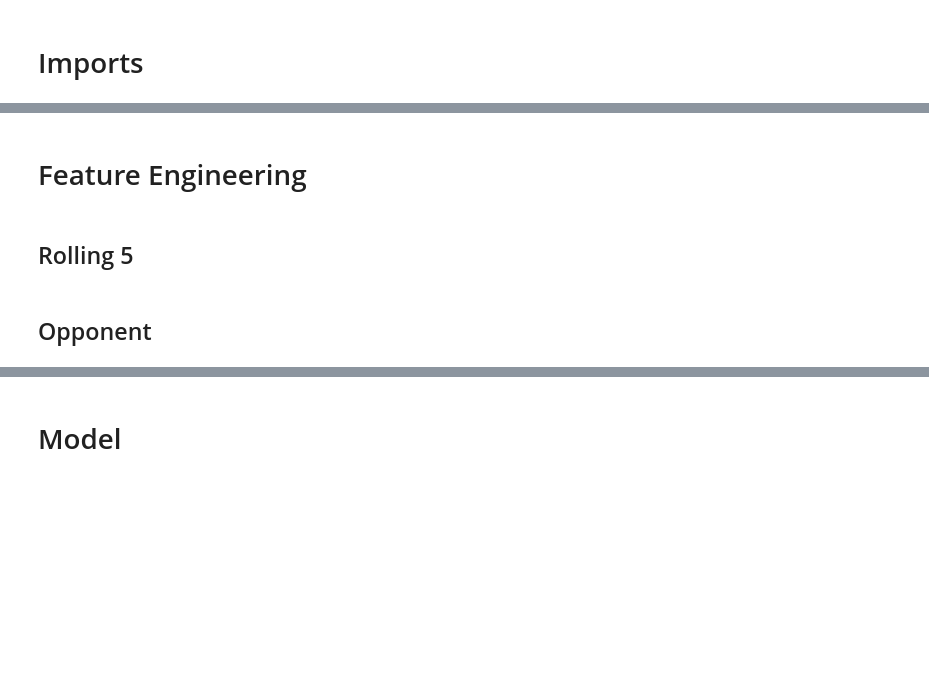
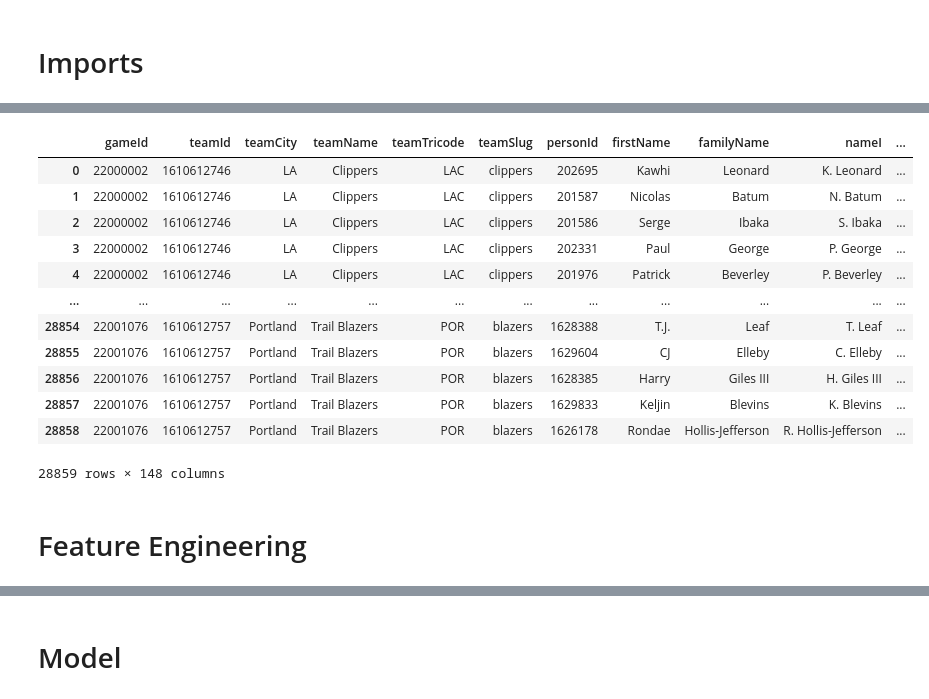
Before and after one commit to gaborszita/cmpsc-190a-project, a Jupyter notebook: owen_data.ipynb, the cells around one changed output, grey strips where cells are left out. Drawn from its saved outputs; the diff is of its cells as text; code cells hidden in the pictures; blank space fills up the shorter version.

```diff
--- a/owen_data.ipynb
+++ b/owen_data.ipynb
@@ -22,4 +14,18 @@ data = pd.concat([season_2024_25, season_2023_24, season_2022_23], ignore_index=
-# %% [markdown]
-# Feature Engineering
-# %% [markdown]
-## Rolling 5
+# %%
+test = pd.read_csv('data/nba_boxscores_2020-21.csv')
+# %%
+test
+# %% [output]
+|  | gameId | teamId | teamCity | teamName | teamTricode | teamSlug | personId | firstName | familyName | nameI | ... |
+| 0 | 22000002 | 1610612746 | LA | Clippers | LAC | clippers | 202695 | Kawhi | Leonard | K. Leonard | ... |
+| 1 | 22000002 | 1610612746 | LA | Clippers | LAC | clippers | 201587 | Nicolas | Batum | N. Batum | ... |
+| 2 | 22000002 | 1610612746 | LA | Clippers | LAC | clippers | 201586 | Serge | Ibaka | S. Ibaka | ... |
+| 3 | 22000002 | 1610612746 | LA | Clippers | LAC | clippers | 202331 | Paul | George | P. George | ... |
+| 4 | 22000002 | 1610612746 | LA | Clippers | LAC | clippers | 201976 | Patrick | Beverley | P. Beverley | ... |
+| ... | ... | ... | ... | ... | ... | ... | ... | ... | ... | ... | ... |
+| 28854 | 22001076 | 1610612757 | Portland | Trail Blazers | POR | blazers | 1628388 | T.J. | Leaf | T. Leaf | ... |
+| 28855 | 22001076 | 1610612757 | Portland | Trail Blazers | POR | blazers | 1629604 | CJ | Elleby | C. Elleby | ... |
+| 28856 | 22001076 | 1610612757 | Portland | Trail Blazers | POR | blazers | 1628385 | Harry | Giles III | H. Giles III | ... |
+| 28857 | 22001076 | 1610612757 | Portland | Trail Blazers | POR | blazers | 1629833 | Keljin | Blevins | K. Blevins | ... |
+| 28858 | 22001076 | 1610612757 | Portland | Trail Blazers | POR | blazers | 1626178 | Rondae | Hollis-Jefferson | R. Hollis-Jefferson | ... |
+28859 rows × 148 columns
@@ -46 +67,3 @@ data['SEC'] = data['MIN'].apply(parse_minutes_to_seconds)
+# %% [markdown]
+# Feature Engineering
 # %%
@@ -61,2 +79,0 @@ rolling_5('AST')
-# %% [markdown]
-## Opponent
```
Also changed, not shown: parts of 21 cells of this notebook, 6 other files.
